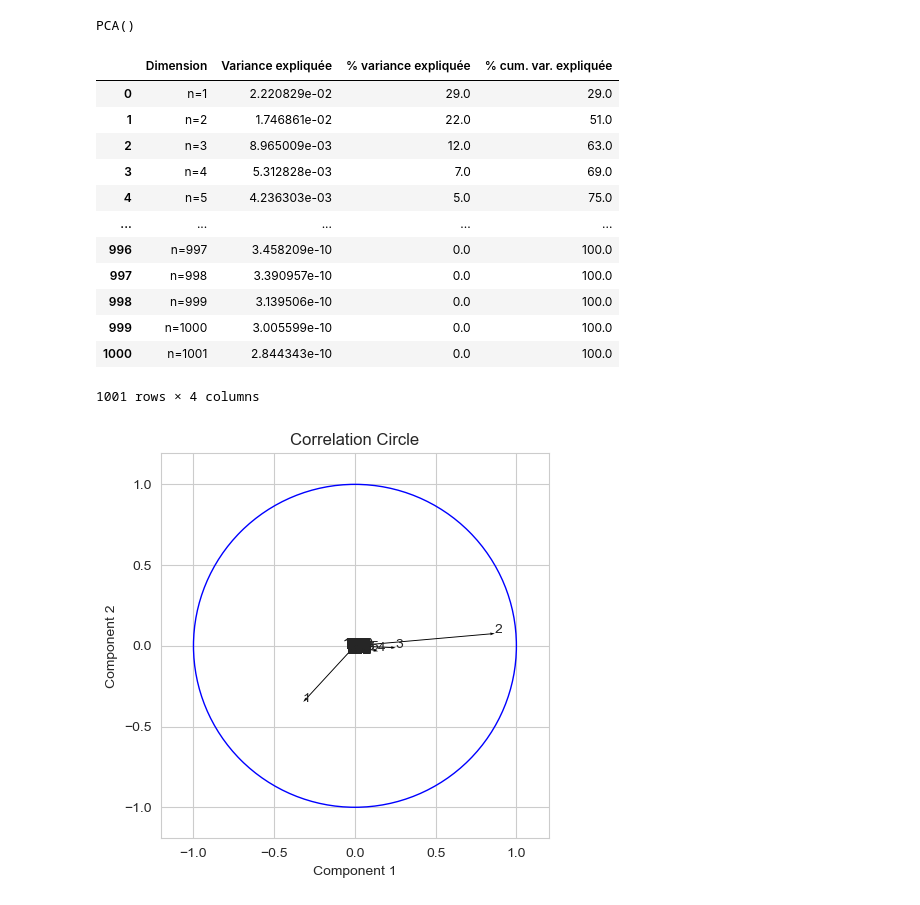
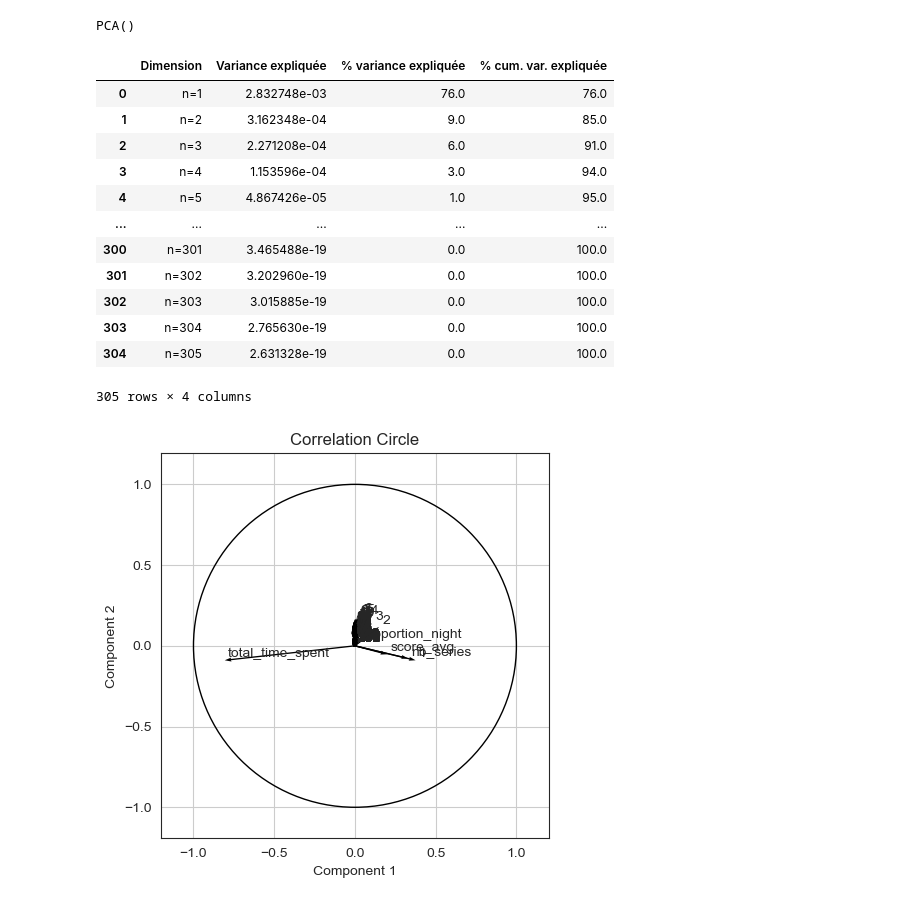
Before and after one commit to Kacimyou/Statapp_Ornikar_ENSAE_2022-2023, a Jupyter notebook: StatApp Dimension_reduction.ipynb, the cells around one changed output. Cells and saved outputs as stored; diff of their text form; code cells hidden in the pictures.

```diff
--- a/StatApp Dimension_reduction.ipynb
+++ b/StatApp Dimension_reduction.ipynb
@@ -276,3 +377,2 @@ plot.set(xlabel = "Nombre de séries", ylabel = "Proportion")
 # %%
-df_learner_cutted = df_learner.drop(df_learner.columns[[i for i in range(1001,13389)]], axis=1)
-df_learner_cutted.dropna(subset=['Score_PCA_1_50'],inplace = True)
+df_learner_cutted = df_learner.drop(df_learner.columns[[i for i in range(301,13389)]], axis=1)
@@ -296,2 +379,8 @@ df_learner_cutted
 # %% [markdown]
 On a donc garder ici les learners avec plus de 50 séries et moins de 1000 séries, ces nombres sont totalement arbitraires pour le moment. Nous allons par la suite remplacé les valeurs Nan par 0 et intégré une variable "nombre de séries effectuée" au dataframe pour que l'ACP puissent prendre en compte ces valeurs manquantes qui portent beaucoup d'information.
+# %%
+df_learner_cutted[["proportion_night","nb_series","total_time_spent"]]=df2[["proportion_night","nb_series","total_time_spent"]]
+# %%
+score_avg=df2.groupby("learner_id")["score_pct"].mean()
+# %%
+df_learner_cutted["score_avg"]= df_learner_cutted.index.map(score_avg)
@@ -311,56 +417,62 @@ eig = pd.DataFrame(
     {
         "Dimension" : ["n=" + str(x + 1) for x in range(len(df_learner_PCA_Normalize[0]))],
         "Variance expliquée" : pca_learner .explained_variance_,
-        "% variance expliquée" : np.round(pca.explained_variance_ratio_ * 100),
-        "% cum. var. expliquée" : np.round(np.cumsum(pca.explained_variance_ratio_) * 100)
+        "% variance expliquée" : np.round(pca_learner.explained_variance_ratio_ * 100),
+        "% cum. var. expliquée" : np.round(np.cumsum(pca_learner.explained_variance_ratio_) * 100)
     }
 )
 eig
 # %% [output]
 |  | Dimension | Variance expliquée | % variance expliquée | % cum. var. expliquée |
-| 0 | n=1 | 2.220829e-02 | 29.0 | 29.0 |
-| 1 | n=2 | 1.746861e-02 | 22.0 | 51.0 |
-| 2 | n=3 | 8.965009e-03 | 12.0 | 63.0 |
-| 3 | n=4 | 5.312828e-03 | 7.0 | 69.0 |
-| 4 | n=5 | 4.236303e-03 | 5.0 | 75.0 |
+| 0 | n=1 | 2.832748e-03 | 76.0 | 76.0 |
+| 1 | n=2 | 3.162348e-04 | 9.0 | 85.0 |
+| 2 | n=3 | 2.271208e-04 | 6.0 | 91.0 |
+| 3 | n=4 | 1.153596e-04 | 3.0 | 94.0 |
+| 4 | n=5 | 4.867426e-05 | 1.0 | 95.0 |
 | ... | ... | ... | ... | ... |
-| 996 | n=997 | 3.458209e-10 | 0.0 | 100.0 |
-| 997 | n=998 | 3.390957e-10 | 0.0 | 100.0 |
-| 998 | n=999 | 3.139506e-10 | 0.0 | 100.0 |
-| 999 | n=1000 | 3.005599e-10 | 0.0 | 100.0 |
-| 1000 | n=1001 | 2.844343e-10 | 0.0 | 100.0 |
+| 300 | n=301 | 3.465488e-19 | 0.0 | 100.0 |
+| 301 | n=302 | 3.202960e-19 | 0.0 | 100.0 |
+| 302 | n=303 | 3.015885e-19 | 0.0 | 100.0 |
+| 303 | n=304 | 2.765630e-19 | 0.0 | 100.0 |
+| 304 | n=305 | 2.631328e-19 | 0.0 | 100.0 |
-1001 rows × 4 columns
+305 rows × 4 columns
 # %%
 # Get the PCA components (loadings)
-PCs = pca.components_
+PCs = pca_learner.components_
 
 # Use quiver to generate the basic plot
 fig = plt.figure(figsize=(5,5))
 plt.quiver(np.zeros(PCs.shape[1]), np.zeros(PCs.shape[1]),
            PCs[0,:], PCs[1,:],
            angles='xy', scale_units='xy', scale=1)
 
-# Add labels based on feature names (here just numbers)
+# Add labels based on feature names
 feature_names = [str(i+1) for i in range(len(df_learner_PCA_Normalize[0]))]
+feature_names[-1]='score_avg'
+feature_names[-2]='total_time_spent'
+feature_names[-3]='nb_series'
+feature_names[-4]='proportion_night'
+
 for i,j,z in zip(PCs[1,:]+0.02, PCs[0,:]+0.02, feature_names):
-    plt.text(j, i, z, ha='center', va='center')
+    plt.annotate(z, (j, i))
 
 # Add unit circle
-circle = plt.Circle((0,0), 1, facecolor='none', edgecolor='b')
+circle = plt.Circle((0,0), 1, facecolor='none', edgecolor='black')
 plt.gca().add_artist(circle)
 
 # Ensure correct aspect ratio and axis limits
 plt.axis('equal')
 plt.xlim([-1.2,1.2])
 plt.ylim([-1.2,1.2])
 
 # Label axes
 plt.title('Correlation Circle')
 plt.xlabel('Component 1')
 plt.ylabel('Component 2')
-
+plt.grid(True)
+plt.rc('grid', linestyle="-", color='dimgrey')
 # Done
 sns.set_style("white")
 plt.show()
 # %% [output]
-[figure, old version]
+[figure, new version]
```
Also changed, not shown: parts of 30 cells of this notebook.
